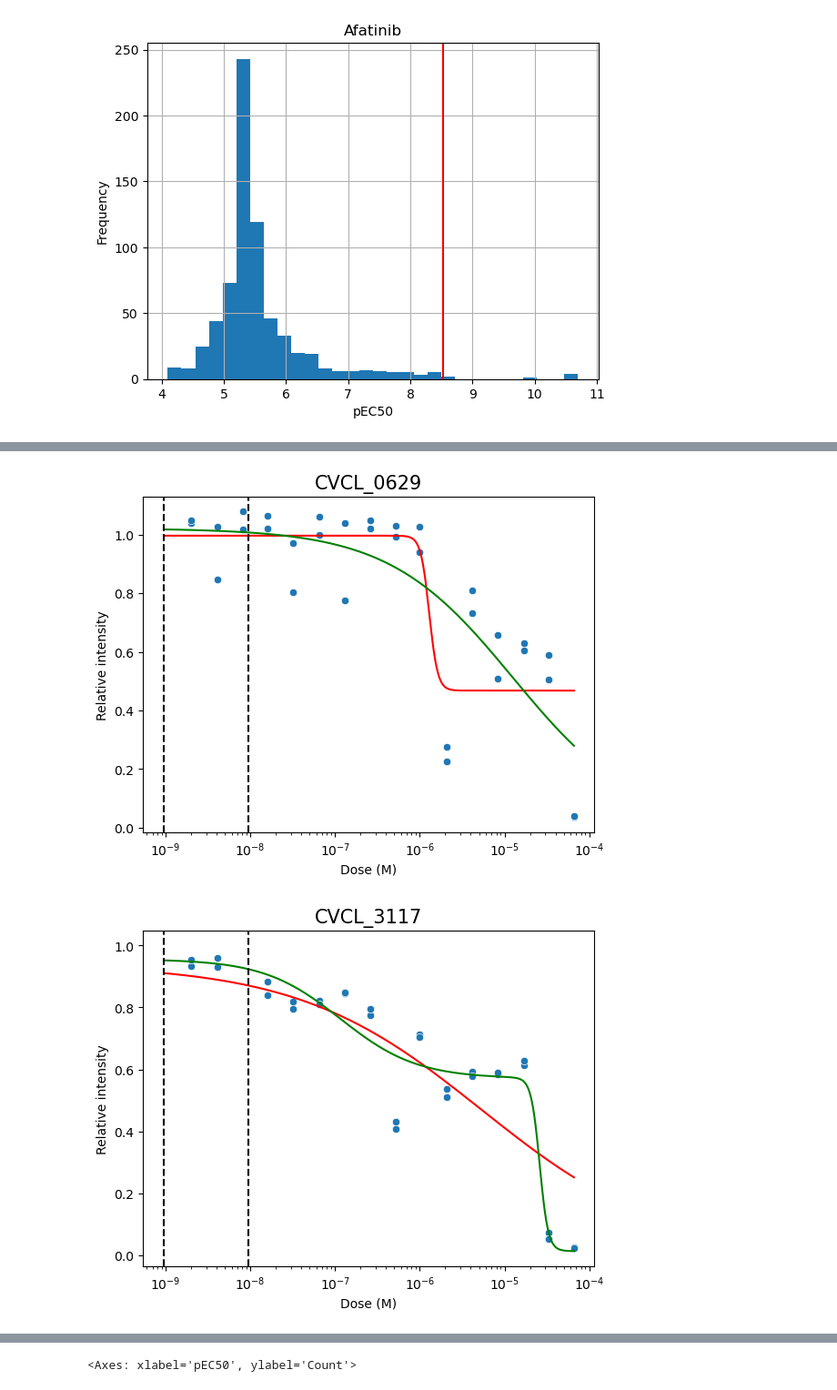
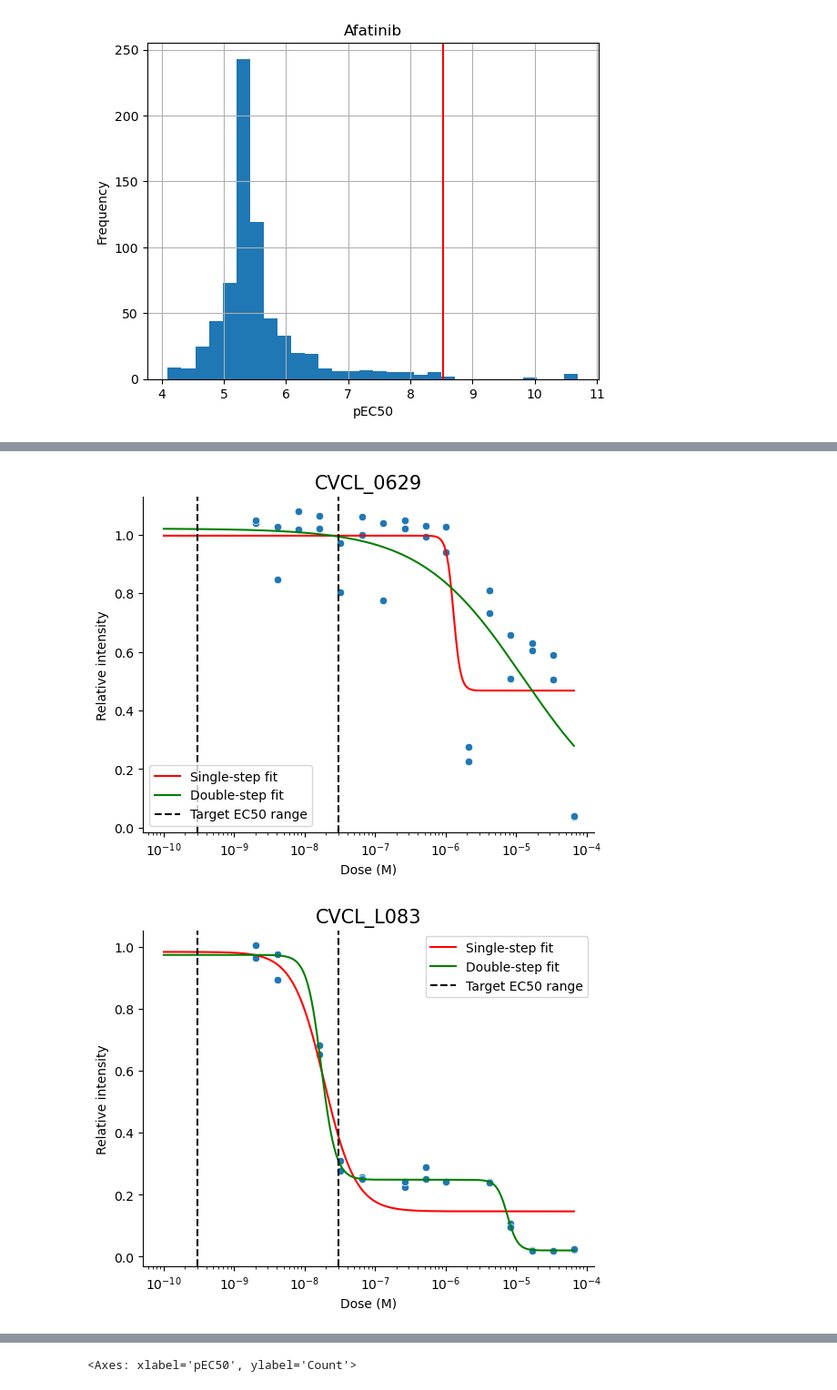
Before and after one commit to nictru/SystemsBioMedicine, a Jupyter notebook: fitting.ipynb, the cells around one changed output, grey strips where cells are left out. Shown at 91% size. Cells and saved outputs as stored; diff of their text form; code cells hidden in the pictures.

Commit message:
Further improve plotting

```diff
--- a/fitting.ipynb
+++ b/fitting.ipynb
@@ -11,6 +11,8 @@ palette = {
     "Off-target": palette[1],
     "Both": palette[2],
 }
+
+RANGE_DELTA = 1
 # %%
 drugs = {
     "Afatinib": {
@@ -91,7 +93,7 @@ drug = "Afatinib"
 
 df_curvecurator, df_doses = load_curvecurator(drugs[drug]['identifier'])
 target_pec50 = to_p_space(drugs[drug]['target_ec50_nm'] / 1e9)
-target_pec50_range = np.array([target_pec50 - 0.5, target_pec50 + 0.5])
+target_pec50_range = np.array([target_pec50 - RANGE_DELTA, target_pec50 + RANGE_DELTA])
 target_ec50_range = from_p_space(target_pec50_range)
 # %%
 df_curvecurator["pEC50"].hist(bins=30)
@@ -120,11 +122,11 @@ sns.histplot(df_curvecurator, x="double_global_effect_size")
 df_increasing_sigdiff = df_curvecurator[df_curvecurator["sigmoid_diff"] < 0.0].sort_values("sigmoid_diff", ascending=False)
 plot_fit(df_curvecurator, df_doses, df_increasing_sigdiff.index[-3], target_ec50_range)
 # %% [output]
-[figure, old version]
+[figure, new version]
 # %%
-plot_fit(df_curvecurator, df_doses, "CVCL_3117", target_ec50_range)
+plot_fit(df_curvecurator, df_doses, "CVCL_L083", target_ec50_range)
 # %% [output]
-[figure, old version]
+[figure, new version]
 # %%
 worst_single = df_curvecurator["single_r2"].idxmin()
 best_single = df_curvecurator["single_r2"].idxmax()
```
Also changed, not shown: parts of 6 cells of this notebook, 1 other file.
